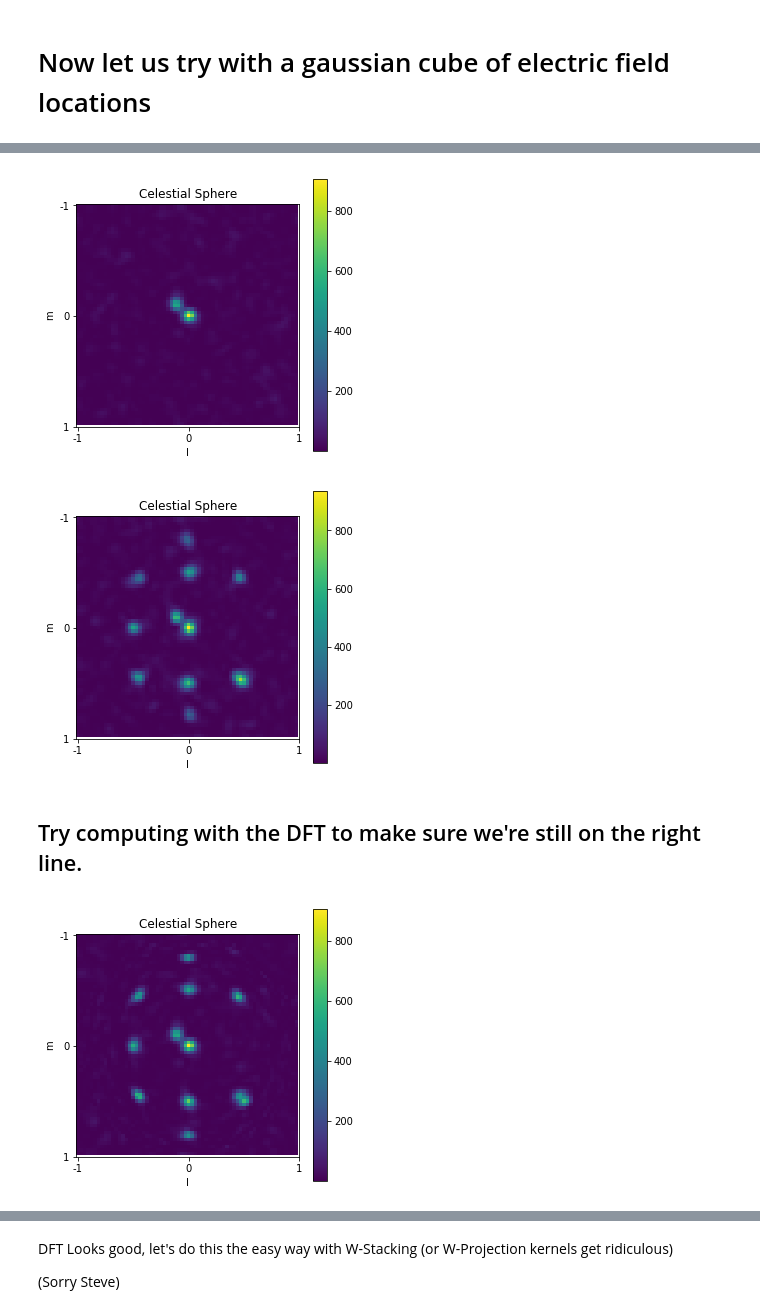
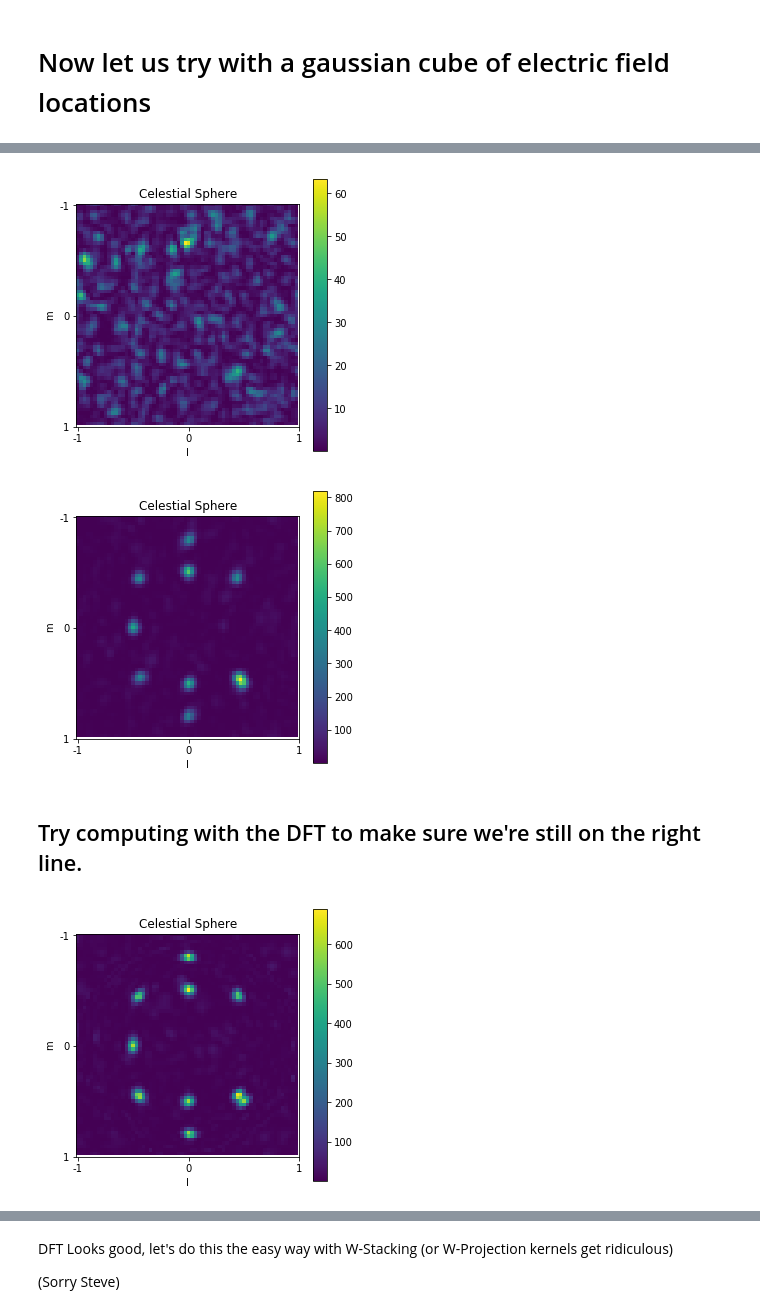
Before and after one commit to epic-astronomy/EPIC-Wide-Field, a Jupyter notebook: grid-EPIC-wstack.ipynb, the cells around one changed output, grey strips where cells are left out. Cells and saved outputs as stored; diff of their text form; code cells hidden in the pictures.

```diff
--- a/grid-EPIC-wstack.ipynb
+++ b/grid-EPIC-wstack.ipynb
@@ -1374,15 +1374,15 @@ plt.show()
 # %%
-ee_gaussian_s = simulate_electric_fields(locations_uvw,numpy.asarray([[0.0,0.0,100],[0.1,0.1,100],[-0.45,0.45,100],[0.45,0.45,100],[0.45,-0.45,100],[-0.45,-0.45,100],[0.5,0.0,100],[0.0,0.5,100],[-0.5,0.0,100],[-0.5,-0.5,100],[-0.8,0.0,100],[0.8,0.0,100]]))
-ee_gaussian_sc = simulate_electric_fields_coplanar(locations_uvw,numpy.asarray([[0.0,0.0,100],[0.1,0.1,100],[-0.45,0.45,100],[0.45,0.45,100],[0.45,-0.45,100],[-0.45,-0.45,100],[0.5,0.0,100],[0.0,0.5,100],[-0.5,0.0,100],[-0.5,-0.5,100],[-0.8,0.0,100],[0.8,0.0,100]]))
-#ee_gaussian_s = simulate_electric_fields(locations_uvw,numpy.asarray([[0.0,0.0,100],[-0.1,-0.1,100],[0.0,-0.4,100]]))
-#ee_gaussian_sc = simulate_electric_fields_coplanar(locations_uvw,numpy.asarray([[0.0,0.0,100],[-0.1,-0.1,100],[0.0,-0.4,100]]))
+ee_gaussian_s = simulate_electric_fields(locations_uvw,numpy.asarray([[-0.45,0.45,100],[0.45,0.45,100],[0.45,-0.45,100],[-0.45,-0.45,100],[0.5,0.0,100],[0.0,0.5,100],[-0.5,0.0,100],[-0.5,-0.5,100],[-0.8,0.0,100],[0.8,0.0,100]]))
+ee_gaussian_sc = simulate_electric_fields_coplanar(locations_uvw,numpy.asarray([[-0.45,0.45,100],[0.45,0.45,100],[0.45,-0.45,100],[-0.45,-0.45,100],[0.5,0.0,100],[0.0,0.5,100],[-0.5,0.0,100],[-0.5,-0.5,100],[-0.8,0.0,100],[0.8,0.0,100]]))
+#ee_gaussian_s = simulate_electric_fields(locations_uvw,numpy.asarray([[-0.1,-0.1,100],[-0.1,-0.4,100]]))
+#ee_gaussian_sc = simulate_electric_fields_coplanar(locations_uvw,numpy.asarray([[-0.1,-0.1,100],[-0.1,-0.4,100]]))
 image3d = epic_image_snapshot(ee_gaussian_s,location_grid_points) # 3D
 plot_celestial_sphere(image3d)
 image2d = epic_image_snapshot(ee_gaussian_sc,location_grid_points) # Coplanar Array
 plot_celestial_sphere(image2d)
 # %% [output]
-[figure, old version]
+[figure, new version]
-[figure, old version]
+[figure, new version]
 # %% [markdown]
 ## Try computing with the DFT to make sure we're still on the right line.
 # %%
@@ -1409,11 +1409,11 @@ def epic_image_dft(efield,locations):
                 image[lg,mg] += efieldd * numpy.exp(2j*numpy.pi*(u*lv + v*mv + w*nv))
     return image / (grid_size**2)
 # %%
-im = epic_image_dft(ee_gaussian_s,locations_uvw)
+im = epic_image_dft(theta,lam,ee_gaussian_s,locations_uvw)
 imcg = im * im.conj()
 plot_celestial_sphere(imcg)
 # %% [output]
-[figure, old version]
+[figure, new version]
 # %%
 locations_uvwc = locations_uvw.copy()
 locations_uvwc[:,2] = 0.0
```
Also changed, not shown: parts of 23 cells of this notebook.
